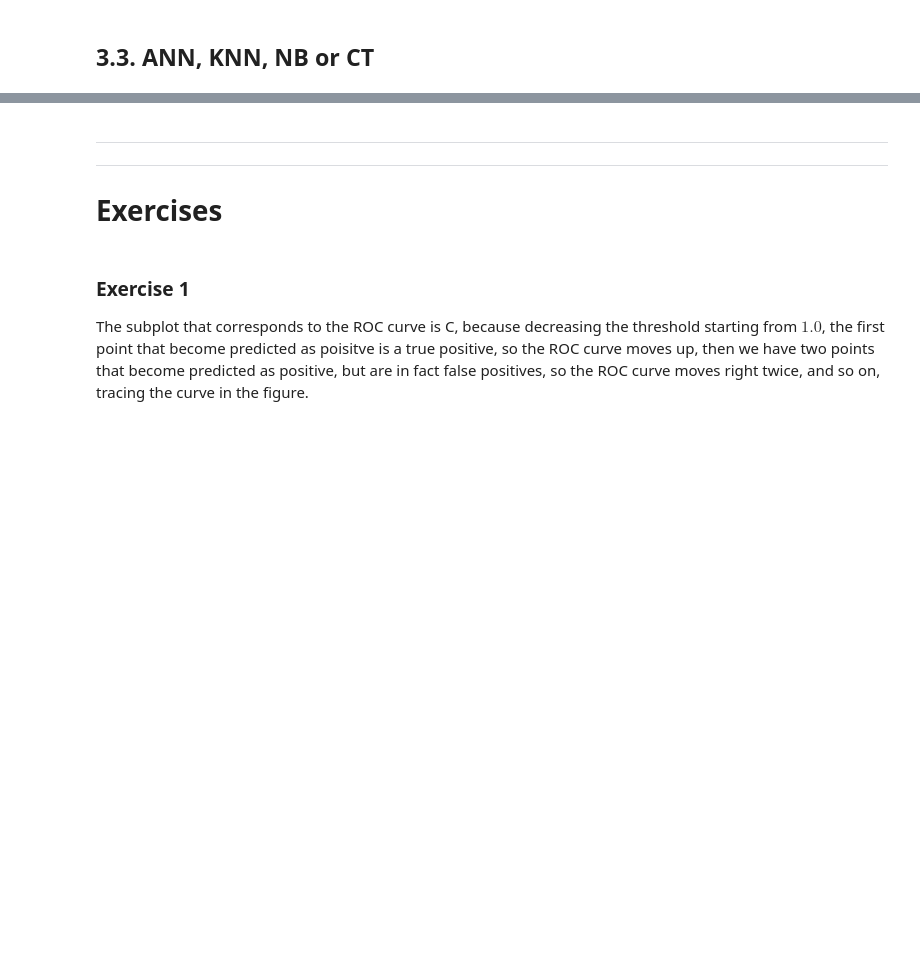
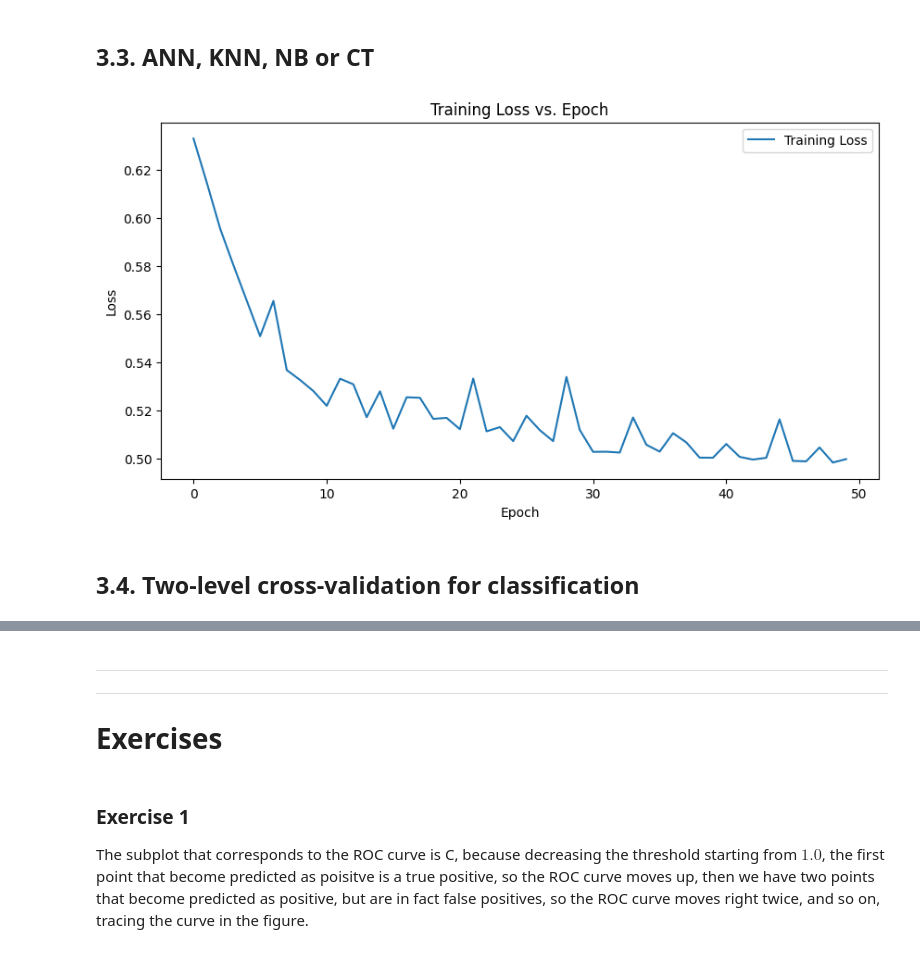
Before and after one commit to AlessandroLongo23/IMLDM_Classification_and_regression, a Jupyter notebook: 2.P. Project 2.ipynb, the cells around one changed output, grey strips where cells are left out. Saved outputs shown, nothing was run; the diff lists cells and outputs as text; code cells hidden in the pictures; blank space fills up the shorter version.

Commit message:
two layer cross-validation fix and code refactoring

```diff
--- a/2.P. Project 2.ipynb
+++ b/2.P. Project 2.ipynb
@@ -906,0 +564,40 @@ class ANNClassification(nn.Module):
+# %%
+from Classification.ANNClassification import ANNClassification
+
+import torch.nn as nn
+from sklearn.model_selection import train_test_split
+
+# Device configuration
+device = torch.device('cuda' if torch.cuda.is_available() else 'cpu')
+
+# Data Preparation
+X_train, X_val, y_train, y_val = train_test_split(X, y_binary, test_size=0.8, random_state=42)
+X_train_tensor = torch.FloatTensor(X_train).to(device)
+y_train_tensor = torch.LongTensor(y_train.flatten()).to(device)
+X_val_tensor = torch.FloatTensor(X_val).to(device)
+y_val_tensor = torch.LongTensor(y_val.flatten()).to(device)
+
+train_loader = DataLoader(X_train_tensor, y_train_tensor, batch_size=32, shuffle=True)
+val_loader = DataLoader(X_val_tensor, y_val_tensor, batch_size=32, shuffle=False)
+
+# Define the ANNClassification model
+input_size = X.shape[1]
+hidden_neurons = 2
+model = ANNClassification(input_size, hidden_neurons).to(device)
+
+# Define loss function and optimizer
+criterion = nn.CrossEntropyLoss()
+optimizer = torch.optim.Adam(model.parameters(), lr=0.001)
+
+# Train the model
+num_epochs = 50
+model.train_(device, train_loader, optimizer, criterion, num_epochs)
+
+# Evaluate accuracy on validation set
+val_loss, val_error = model.eval_(device, val_loader, criterion)
+# %%
+model.plot_training_loss()
+# %% [output]
+[figure, added]
+# %% [markdown]
+## 3.4. Two-level cross-validation for classification
```
Also changed, not shown: parts of 31 cells of this notebook, 7 other files.
